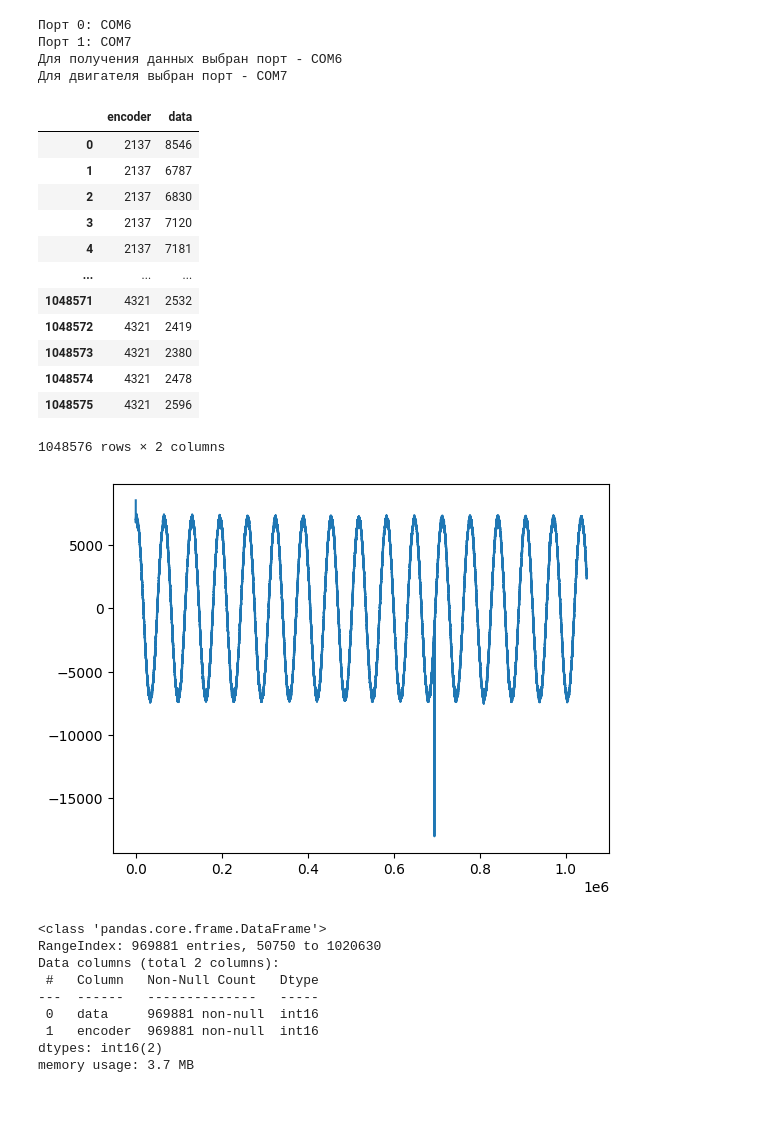
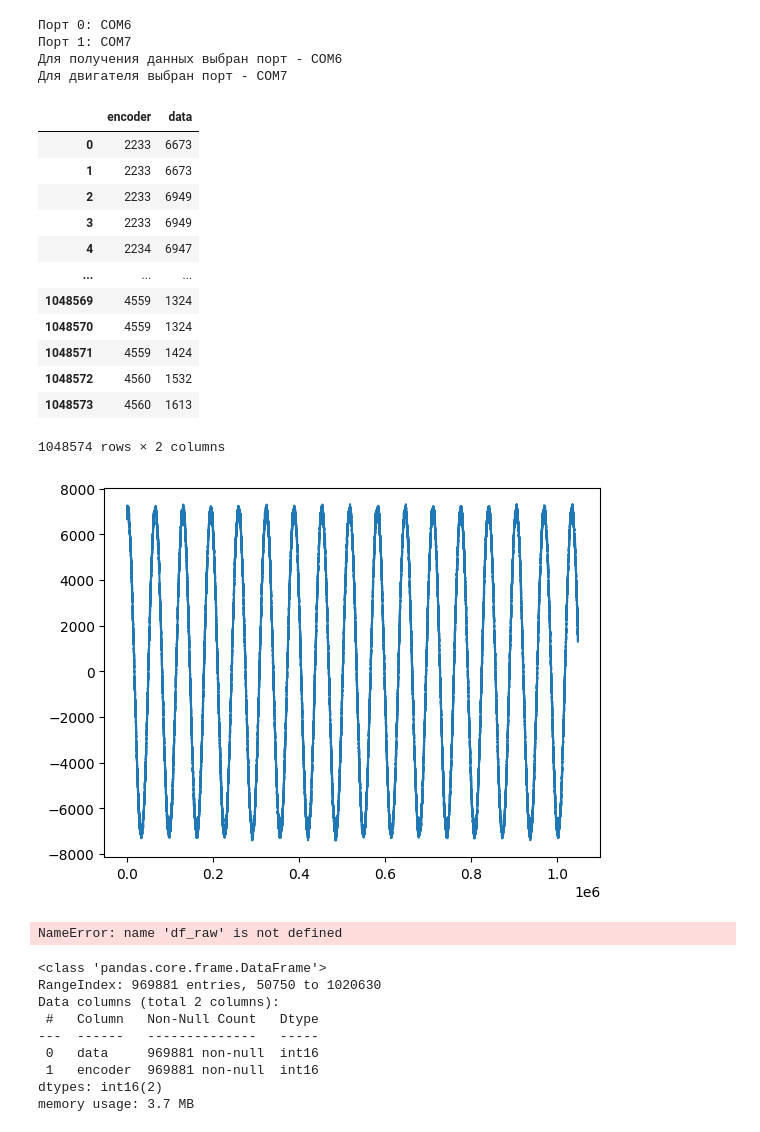
Before and after one commit to BuslaySt/Helmholz-Polymagnit, a Jupyter notebook: code/HarmData_fast2.ipynb, the cells around one changed output. Drawn from its saved outputs; the diff is of its cells as text; code cells hidden in the pictures; blank space fills up the shorter version.

```diff
--- a/code/HarmData_fast2.ipynb
+++ b/code/HarmData_fast2.ipynb
@@ -50,7 +50,7 @@ with (serial.Serial(port, baudrate=921600, bytesize=8, stopbits=1, timeout=11))
 time.sleep(11)
 
 # Получение данных с выбранного порта в память компьютера
-rawdata = None
+rawdata_bytes = None
 with (serial.Serial(port, baudrate=921600, bytesize=8, stopbits=1, timeout=46)) as serialData:
     # Read data from COM port
     command = 'S'
@@ -59,6 +59,8 @@ with (serial.Serial(port, baudrate=921600, bytesize=8, stopbits=1, timeout=46))
     # Get data
     rawdata_bytes = serialData.read(4194304)
 # %%
+rawdata = np.frombuffer(rawdata_bytes, dtype=np.uint8)
+
 raw_signal = rawdata[:2097152]
 # Чтение по два байта (старший-младший) в нотации "big-endian" с переводом в нотацию компилятора (little-endian)
 data = raw_signal.view(dtype='>i2').astype(np.int16)
@@ -70,6 +72,17 @@ df_raw = pd.DataFrame({
     'encoder': encoder,
     'data': data
 })
+
+# Фильтрация данных от дельта-шумов
+window_size = 3
+trim_offset = window_size // 2
+
+# Применяем фильтр и обрезаем сразу для обоих столбцов
+# Создаем новый DataFrame с отфильтрованными данными
+df_filtered = pd.DataFrame({
+    'encoder': medfilt(encoder, kernel_size=window_size)[trim_offset:-trim_offset],
+    'data': medfilt(data, kernel_size=window_size)[trim_offset:-trim_offset]
+})
 # %%
 # Перевод данных из битов в целые числа по старому
 if 0:
@@ -91,30 +104,29 @@ if 0:
 
     df_raw = pd.DataFrame({'encoder' : encoder, 'data' : data})
 # %%
-plt.plot(df_raw.data)
-df_raw
+plt.plot(df_filtered.data)
+df_filtered
 # %% [output]
 |  | encoder | data |
-| 0 | 2137 | 8546 |
-| 1 | 2137 | 6787 |
-| 2 | 2137 | 6830 |
-| 3 | 2137 | 7120 |
-| 4 | 2137 | 7181 |
+| 0 | 2233 | 6673 |
+| 1 | 2233 | 6673 |
+| 2 | 2233 | 6949 |
+| 3 | 2233 | 6949 |
+| 4 | 2234 | 6947 |
 | ... | ... | ... |
-| 1048571 | 4321 | 2532 |
-| 1048572 | 4321 | 2419 |
-| 1048573 | 4321 | 2380 |
-| 1048574 | 4321 | 2478 |
-| 1048575 | 4321 | 2596 |
+| 1048569 | 4559 | 1324 |
+| 1048570 | 4559 | 1324 |
+| 1048571 | 4559 | 1424 |
+| 1048572 | 4560 | 1532 |
+| 1048573 | 4560 | 1613 |
-1048576 rows × 2 columns
+1048574 rows × 2 columns
-[figure, old version]
+[figure, new version]
 # %%
 # Фильтрация данных от дельта-шумов
 window_size = 3
 trim_offset = window_size // 2
 
 # Применяем фильтр и обрезаем сразу для обоих столбцов
-
 # Создаем новый DataFrame с отфильтрованными данными
 df_filtered = pd.DataFrame({
     'data': medfilt(df_raw.data, kernel_size=window_size)[trim_offset:-trim_offset],
@@ -126,6 +138,8 @@ split_points = df_filtered.index[(df_filtered['encoder'].shift(1) - df_filtered[
 start_idx = split_points[0]
 end_idx = split_points[-1]
 df_trimmed = df_filtered.iloc[start_idx:end_idx].copy()
+# %% [output]
+NameError: name 'df_raw' is not defined
 # %%
 df_trimmed.info()
 # %% [output]
```
